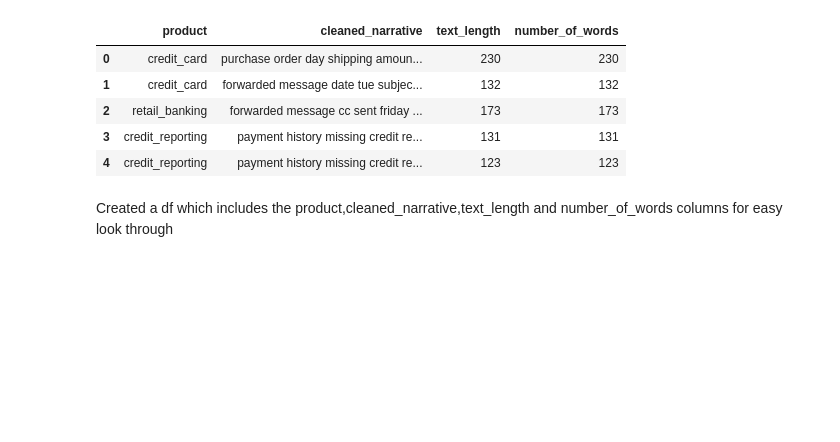
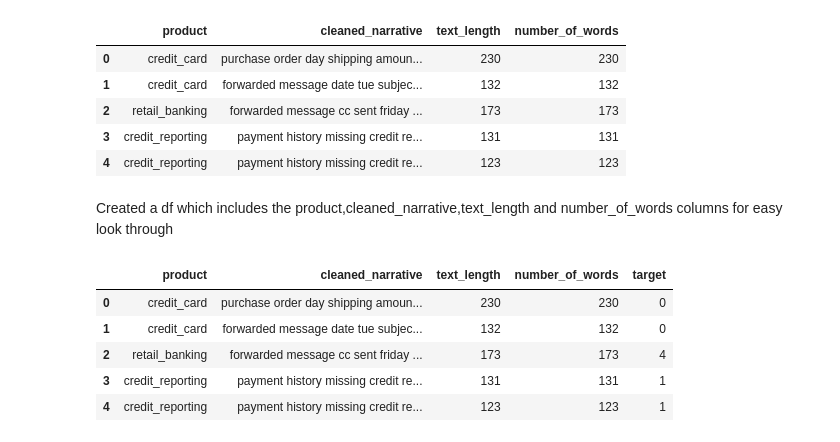
Before and after one commit to victoriamuinde07/NLP-project, a Jupyter notebook: victoria-ipynb.ipynb, the cells around one changed output. Cells and saved outputs as stored; diff of their text form; code cells hidden in the pictures; blank space fills up the shorter version.

Commit message:
encoded the product column  and assigned to the new target column

```diff
--- a/victoria-ipynb.ipynb
+++ b/victoria-ipynb.ipynb
@@ -517,0 +516,12 @@ cleaned_df = cleaned_df.copy()
+# %%
+cleaned_df = cleaned_df.copy()
+label_encoder = LabelEncoder()
+cleaned_df['target'] = label_encoder.fit_transform(cleaned_df['product'])
+cleaned_df.head()
+# %% [output]
+|  | product | cleaned_narrative | text_length | number_of_words | target |
+| 0 | credit_card | purchase order day shipping amoun... | 230 | 230 | 0 |
+| 1 | credit_card | forwarded message date tue subjec... | 132 | 132 | 0 |
+| 2 | retail_banking | forwarded message cc sent friday ... | 173 | 173 | 4 |
+| 3 | credit_reporting | payment history missing credit re... | 131 | 131 | 1 |
+| 4 | credit_reporting | payment history missing credit re... | 123 | 123 | 1 |
```
Also changed, not shown: parts of 5 cells of this notebook.
